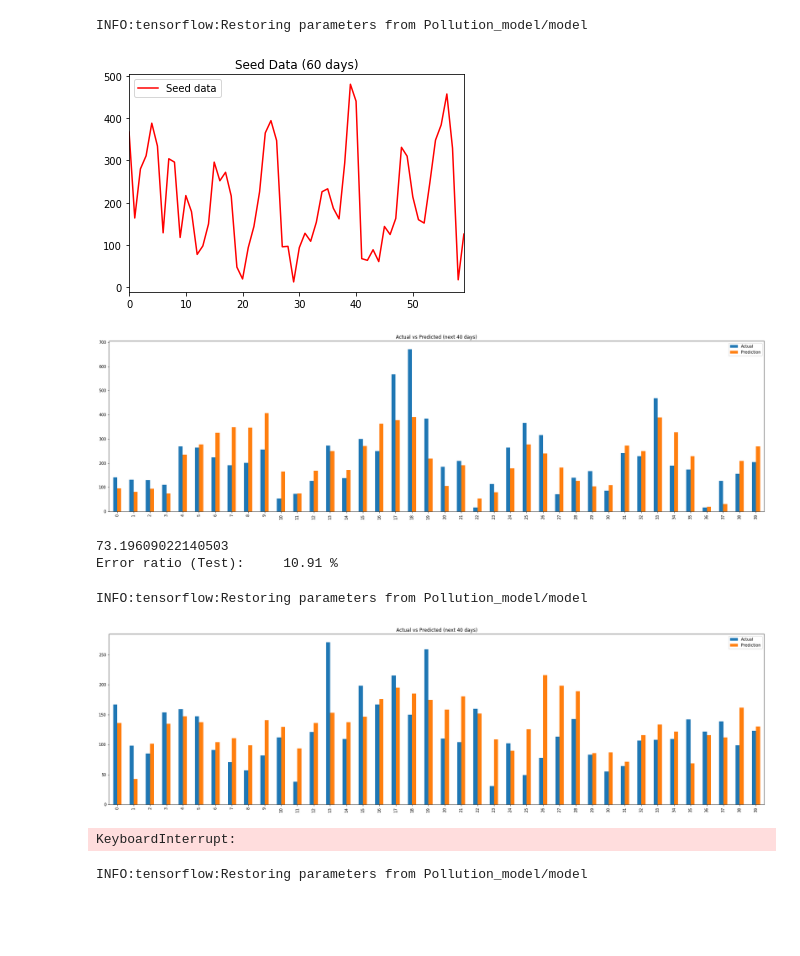
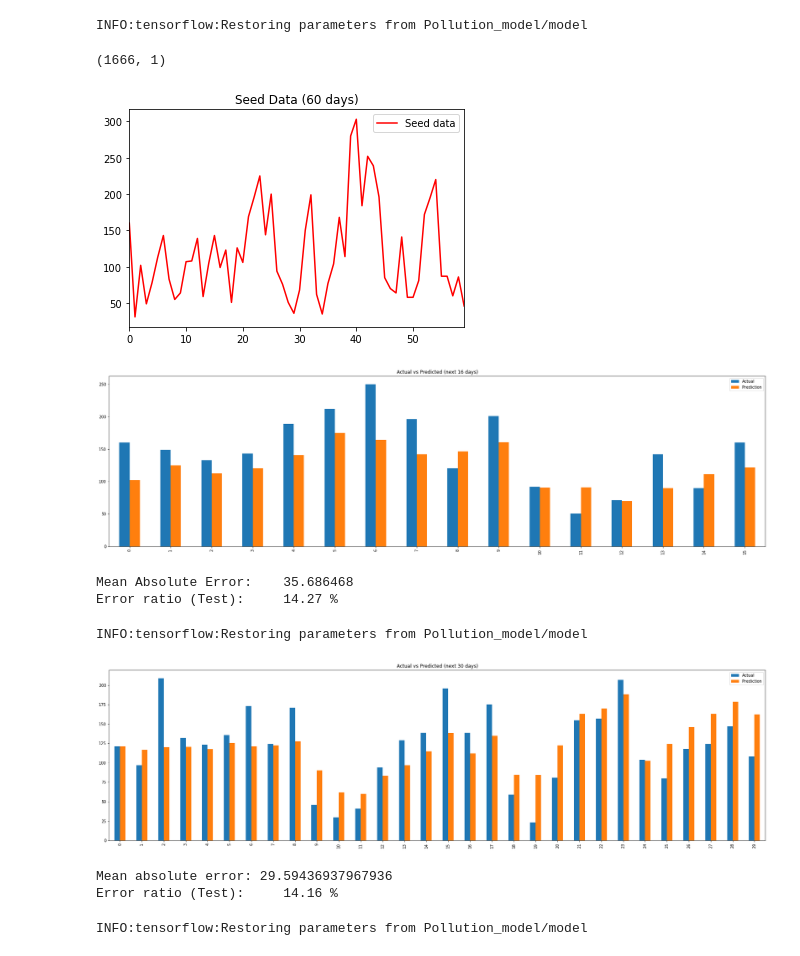
Before and after one commit to SAint7579/Hybrid_LSTM-DNN_PollutionForecasting, a Jupyter notebook: RNN_DNN_HYB_1day_mean_max.ipynb, the cells around one changed output. Cells and saved outputs as stored; diff of their text form; code cells hidden in the pictures; blank space fills up the shorter version.

```diff
--- a/RNN_DNN_HYB_1day_mean_max.ipynb
+++ b/RNN_DNN_HYB_1day_mean_max.ipynb
@@ -100,7 +121,7 @@ In case you used a LabelEncoder before this OneHotEncoder to convert the categor
 # Splitting the data into train and test set
 # %%
 #FOR RNN DATA
-cut=24*(35000//24)
+cut=24*(40000//24)
 training_set_rnn = pollution_data[:cut,:].reshape(-1,24,1)
 training_set_dnn = weather_data[:cut,:].reshape(-1,24,20)
 test_set_rnn = pollution_data[cut:,:].reshape(-1,24,1)
@@ -132,7 +153,7 @@ training_set_rnn.shape, training_set_dnn.shape, test_set_rnn.shape, test_set_dnn
 # %%
 PRED_DIST=1
 # %%
-def next_batch(training_data_rnn,training_data_dnn,steps):
+def next_batch(training_data_rnn,training_data_dnn,steps,ts_start=-1):
     """
     INPUT: Data(For RNN and DNN), Time Steps per batch
     OUTPUT: Input batch for RNN and DNN at 't' and Output data (pollution) at 't+1'
@@ -140,7 +161,8 @@ def next_batch(training_data_rnn,training_data_dnn,steps):
 
     # Randomly initializing the start point
     pred_dist=PRED_DIST
-    ts_start = np.random.randint(low = 0, high = len(training_data_rnn)-steps-pred_dist)
+    if ts_start==-1:
+        ts_start = np.random.randint(low = 0, high = len(training_data_rnn)-steps-pred_dist)
     # the random start to random start + steps + 1. Then reshape this data to be (1,steps+1)
     x_batch_rnn = training_data_rnn[ts_start: ts_start + steps]                  #(steps,1)
     x_batch_dnn = training_data_dnn[ts_start+pred_dist: ts_start+pred_dist+ steps]  #(steps,20)
@@ -235,7 +277,7 @@ with tf.Session() as sess:
     #Restoring the model
     saver.restore(sess, "Pollution_model/model")
     #Preparing batches
-    x_rnn_batch,x_dnn_batch,y_batch = next_batch(test_set_rnn,test_set_dnn,steps=200)
+    x_rnn_batch,x_dnn_batch,y_batch = next_batch(test_set_rnn,test_set_dnn,steps=100,ts_start=59)
     #Predicting the output
     output = sess.run(network_op, feed_dict={x_rnn:x_rnn_batch,x_dnn:x_dnn_batch, hold_proba:1.0})
 # %% [output]
@@ -273,7 +318,7 @@ df.to_csv('prediction.csv', index=False)
 # %% [markdown]
 # Predicting Future data
 # %%
-forecast=41
+forecast=17
 seed=60
 # %%
 with tf.Session() as sess:
@@ -297,6 +342,10 @@ with tf.Session() as sess:
         test_ind+=1
 # %% [output]
 INFO:tensorflow:Restoring parameters from Pollution_model/model
+# %%
+training_set_rnn.shape
+# %% [output]
+(1666, 1)
 # %%
 #Inverse scaling the value
 seed_data = pol_scaler.inverse_transform(training_set_rnn[-seed-PRED_DIST:-PRED_DIST])
@@ -314,22 +363,23 @@ plt.show()
 y_pred = df['Prediction'].values
 y_true = df['Actual'].values
 score_mae = mean_absolute_error(y_true,y_pred)
-print(score_mae)
+print("Mean Absolute Error:\t%f"%score_mae)
 print("Error ratio (Test):\t%1.2f"%((score_mae/df['Actual'].max())*100),"%")
 # %% [output]
-[figure, old version]
+[figure, new version]
-[figure, old version]
+[figure, new version]
-73.19609022140503
-Error ratio (Test):     10.91 %
+Mean Absolute Error:    35.686468
+Error ratio (Test):     14.27 %
 # %%
 from IPython.display import clear_output
 from time import sleep
 # %%
 while True:
-    forecast=41
+    forecast=31
     seed=61
     #FOR RNN DATA
     cut=24*(np.random.choice(range(35000,42850))//24)
+    cut=24*(40500//24)
 #     print("CUT:",cut)
     training_set_rnn = pollution_data[:cut,:].reshape(-1,24,1)
     training_set_dnn = weather_data[:cut,:].reshape(-1,24,20)
@@ -370,37 +420,38 @@ while True:
             rnn_batch = np.array(train_seed_rnn[-forecast:]).reshape(-1,forecast, 1)
             dnn_batch = np.array(train_seed_dnn[-forecast:]).reshape(-1,20)
             y_pred = sess.run(network_op, feed_dict={x_rnn:rnn_batch,x_dnn:dnn_batch, hold_proba:1.0})
             #print("\nPrediction: ",y_pred[0, -1])
             train_seed_rnn.append(y_pred[-1])
             #print("Feed_data: ",test_set_dnn[test_ind])
             train_seed_dnn.append(test_set_dnn[test_ind])
             test_ind+=1
 
     #Inverse scaling the value
     seed_data = pol_scaler.inverse_transform(training_set_rnn[-seed-PRED_DIST:-PRED_DIST])
     prediction_data = pol_scaler.inverse_transform(np.array(train_seed_rnn[-forecast:]))
     actual_data =  pol_scaler.inverse_transform(test_set_rnn[:forecast])
 #     pd.DataFrame(list(seed_data[-seed:]),columns=['Seed data']).plot(c='Red')
 #     # plt.ylim((0,350))
 #     plt.title("Seed Data ({} days)".format(seed))
 #     plt.show()
     df = pd.DataFrame({'Actual':actual_data[:-1].reshape(1,-1)[0], 'Prediction' :prediction_data[1:].reshape(1,-1)[0]})
     df.plot.bar(figsize=(30,8))
 #     df.plot(figsize=(30,8))
     # plt.ylim((0,350))
     plt.title("Actual vs Predicted (next {} days)".format(forecast-1))
     plt.show()
     y_pred = df['Prediction'].values
     y_true = df['Actual'].values
     score_mae = mean_absolute_error(y_true,y_pred)
-#     print("Mean absolute error:",score_mae)
-#     print("Error ratio (Test):\t%1.2f"%((score_mae/df['Actual'].max())*100),"%")
+    print("Mean absolute error:",score_mae)
+    print("Error ratio (Test):\t%1.2f"%((score_mae/df['Actual'].max())*100),"%")
     input()
     clear_output(wait=True)
 # %% [output]
 INFO:tensorflow:Restoring parameters from Pollution_model/model
-[figure, old version]
+[figure, new version]
-KeyboardInterrupt:
+Mean absolute error: 29.59436937967936
+Error ratio (Test):     14.16 %
 # %%
 while True:
     forecast=100
```
Also changed, not shown: parts of 9 cells of this notebook, 3 other files.
